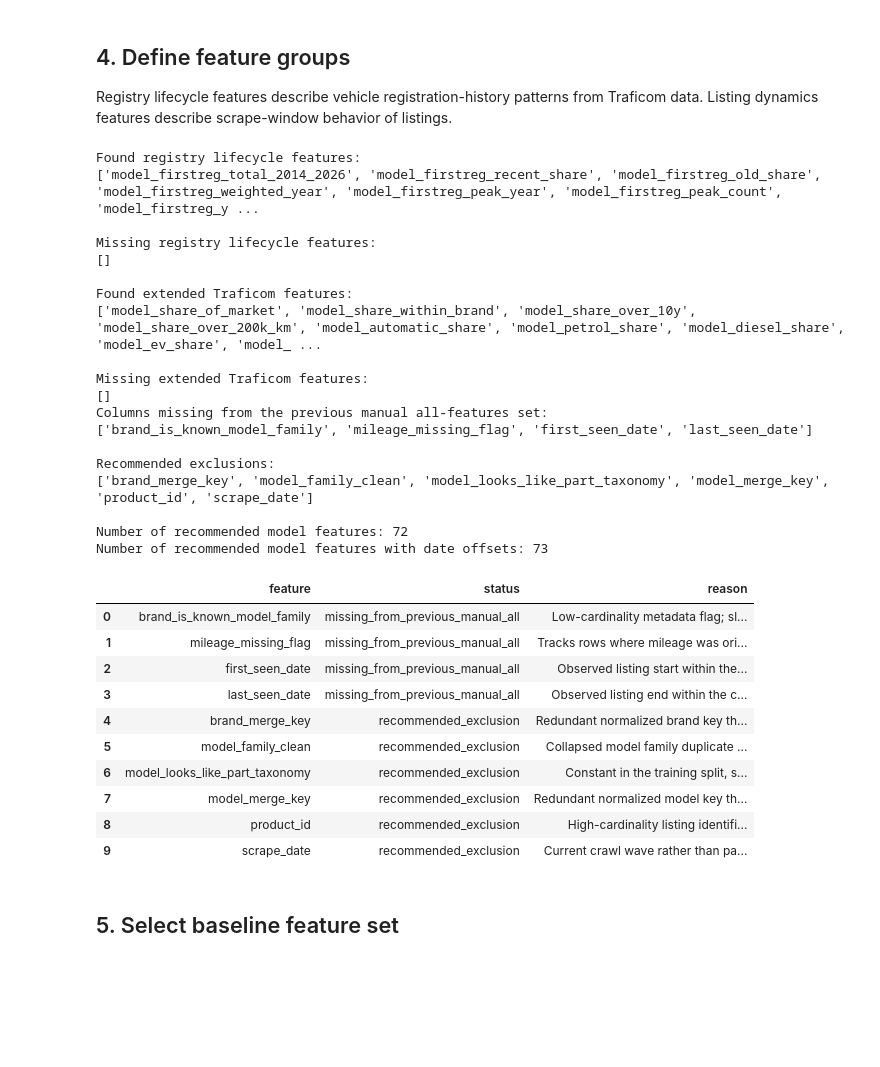
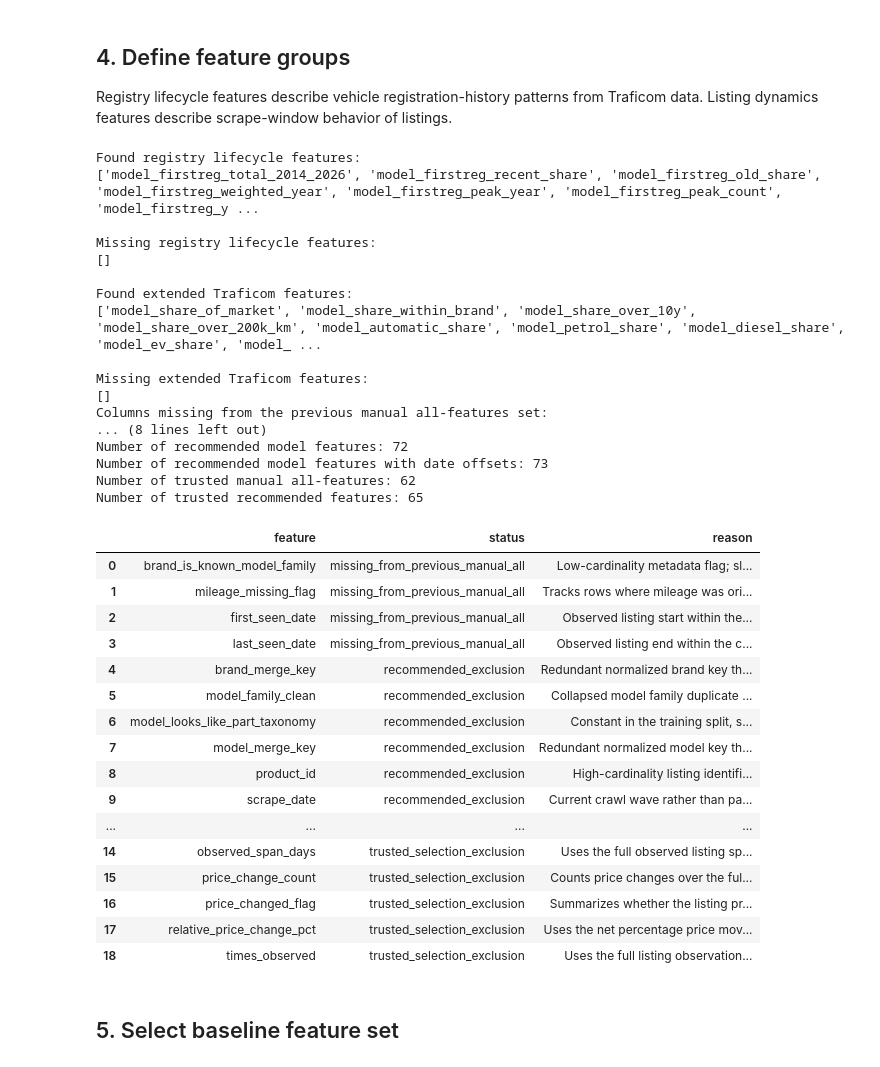
Before and after one commit to Riteshbhandarii/DPPM, a Jupyter notebook: notebooks/04_training/02_random_forest.ipynb, the cells around one changed output. Drawn from its saved outputs; the diff is of its cells as text; code cells hidden in the pictures; blank space fills up the shorter version.

```diff
--- a/notebooks/04_training/02_random_forest.ipynb
+++ b/notebooks/04_training/02_random_forest.ipynb
@@ -207,15 +207,28 @@ random_forest_date_offset_features = [
     "listing_midpoint_day_offset",
 ]
 
+random_forest_leakage_risk_feature_reasons = {
+    "times_observed": "Uses the full listing observation count, which is only known after the listing lifecycle has unfolded.",
+    "observed_span_days": "Uses the full observed listing span, which reaches into the future for earlier snapshots.",
+    "price_changed_flag": "Summarizes whether the listing price ever changed across the whole listing history.",
+    "price_change_count": "Counts price changes over the full listing history, including future changes.",
+    "absolute_price_change": "Uses the total absolute price movement across the complete listing history.",
+    "relative_price_change_pct": "Uses the net percentage price movement across the complete listing history.",
+    "last_seen_date": "Encodes when the listing disappeared from the crawl, which is future information for earlier snapshots.",
+    "last_seen_day_offset": "Numeric version of the listing end date and therefore future-looking.",
+    "listing_midpoint_day_offset": "Derived from both listing start and end, so it still leaks future listing duration.",
+}
+random_forest_leakage_risk_features = set(random_forest_leakage_risk_feature_reasons)
+
 # Keep this alias so the existing notebook cells continue to run.
 lifecycle_features = listing_dynamics_features
 
 recommended_inclusion_reasons = {
-    "first_seen_date": "Observed listing start within the crawl window; often informative for the tree models.",
-    "last_seen_date": "Observed listing end within the crawl window; often informative for the tree models.",
-    "first_seen_day_offset": "Numeric listing-start offset used in the compact random-forest tuning block.",
-    "last_seen_day_offset": "Numeric listing-end offset used in the compact random-forest tuning block.",
-    "listing_midpoint_day_offset": "Numeric midpoint of the listing visibility window for random forest.",
+    "first_seen_date": "Observed listing start within the crawl window; retained only for exploratory comparisons.",
+    "last_seen_date": "Observed listing end within the crawl window; retained only for exploratory comparisons.",
+    "first_seen_day_offset": "Leakage-safe numeric listing-start offset used in the trusted comparison rows.",
+    "last_seen_day_offset": "Numeric listing-end offset kept only for exploratory comparisons.",
+    "listing_midpoint_day_offset": "Numeric midpoint of the listing visibility window kept only for exploratory comparisons.",
     "brand_is_known_model_family": "Low-cardinality metadata flag; slight validation improvement when included.",
     "mileage_missing_flag": "Tracks rows where mileage was originally missing before hierarchical median imputation.",
 }
@@ -256,6 +269,28 @@ recommended_model_features_with_offsets = list(dict.fromkeys(
     + random_forest_date_offset_features
 ))
 
+manual_all_feature_groups_leakage_safe = [
+    column for column in manual_all_feature_groups
+    if column not in random_forest_leakage_risk_features
+]
+
+recommended_model_features_leakage_safe = [
+    column for column in recommended_model_features
+    if column not in random_forest_leakage_risk_features
+]
+
+random_forest_all_date_features = {"first_seen_date", "last_seen_date"}.union(
+    random_forest_date_offset_features
+)
+recommended_model_features_leakage_safe_without_listing_dates = [
+    column for column in recommended_model_features_leakage_safe
+    if column not in random_forest_all_date_features
+]
+recommended_model_features_leakage_safe_with_first_seen_offset = list(dict.fromkeys(
+    recommended_model_features_leakage_safe_without_listing_dates
+    + ["first_seen_day_offset"]
+))
+
 missing_from_previous_manual_all = [
     column for column in recommended_model_features if column not in manual_all_feature_groups
 ]
@@ -280,6 +315,14 @@ feature_audit_df = pd.DataFrame(
         }
         for column in sorted(recommended_excluded_features)
     ]
+    + [
+        {
+            "feature": column,
+            "status": "trusted_selection_exclusion",
+            "reason": random_forest_leakage_risk_feature_reasons[column],
+        }
+        for column in sorted(random_forest_leakage_risk_features)
+    ]
 )
 
 print("Columns missing from the previous manual all-features set:")
@@ -288,41 +331,50 @@ print(missing_from_previous_manual_all)
 print("\nRecommended exclusions:")
 print(sorted(recommended_excluded_features))
 
+print("\nLeakage-risk features excluded from trusted selection:")
+print(sorted(random_forest_leakage_risk_features))
+
 print("\nNumber of recommended model features:", len(recommended_model_features))
 print("Number of recommended model features with date offsets:", len(recommended_model_features_with_offsets))
+print("Number of trusted manual all-features:", len(manual_all_feature_groups_leakage_safe))
+print("Number of trusted recommended features:", len(recommended_model_features_leakage_safe_with_first_seen_offset))
 
 feature_audit_df
 # %% [output]
 Found registry lifecycle features:
 ['model_firstreg_total_2014_2026', 'model_firstreg_recent_share', 'model_firstreg_old_share', 'model_firstreg_weighted_year', 'model_firstreg_peak_year', 'model_firstreg_peak_count', 'model_firstreg_y ...
 
 Missing registry lifecycle features:
 []
 
 Found extended Traficom features:
 ['model_share_of_market', 'model_share_within_brand', 'model_share_over_10y', 'model_share_over_200k_km', 'model_automatic_share', 'model_petrol_share', 'model_diesel_share', 'model_ev_share', 'model_ ...
 
 Missing extended Traficom features:
 []
 Columns missing from the previous manual all-features set:
-['brand_is_known_model_family', 'mileage_missing_flag', 'first_seen_date', 'last_seen_date']
-
-Recommended exclusions:
-['brand_merge_key', 'model_family_clean', 'model_looks_like_part_taxonomy', 'model_merge_key', 'product_id', 'scrape_date']
-
+... (8 lines left out)
 Number of recommended model features: 72
 Number of recommended model features with date offsets: 73
+Number of trusted manual all-features: 62
+Number of trusted recommended features: 65
 |  | feature | status | reason |
 | 0 | brand_is_known_model_family | missing_from_previous_manual_all | Low-cardinality metadata flag; sl... |
 | 1 | mileage_missing_flag | missing_from_previous_manual_all | Tracks rows where mileage was ori... |
 | 2 | first_seen_date | missing_from_previous_manual_all | Observed listing start within the... |
 | 3 | last_seen_date | missing_from_previous_manual_all | Observed listing end within the c... |
 | 4 | brand_merge_key | recommended_exclusion | Redundant normalized brand key th... |
 | 5 | model_family_clean | recommended_exclusion | Collapsed model family duplicate ... |
 | 6 | model_looks_like_part_taxonomy | recommended_exclusion | Constant in the training split, s... |
 | 7 | model_merge_key | recommended_exclusion | Redundant normalized model key th... |
 | 8 | product_id | recommended_exclusion | High-cardinality listing identifi... |
 | 9 | scrape_date | recommended_exclusion | Current crawl wave rather than pa... |
+| ... | ... | ... | ... |
+| 14 | observed_span_days | trusted_selection_exclusion | Uses the full observed listing sp... |
+| 15 | price_change_count | trusted_selection_exclusion | Counts price changes over the ful... |
+| 16 | price_changed_flag | trusted_selection_exclusion | Summarizes whether the listing pr... |
+| 17 | relative_price_change_pct | trusted_selection_exclusion | Uses the net percentage price mov... |
+| 18 | times_observed | trusted_selection_exclusion | Uses the full listing observation... |
 # %% [markdown]
 ## 5. Select baseline feature set
 # %%
```
Also changed, not shown: parts of 13 cells of this notebook, 1 other file.
